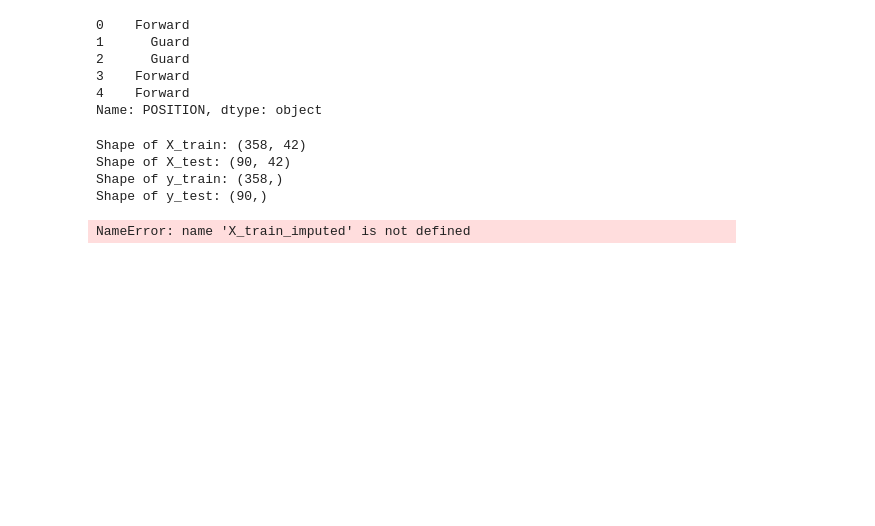
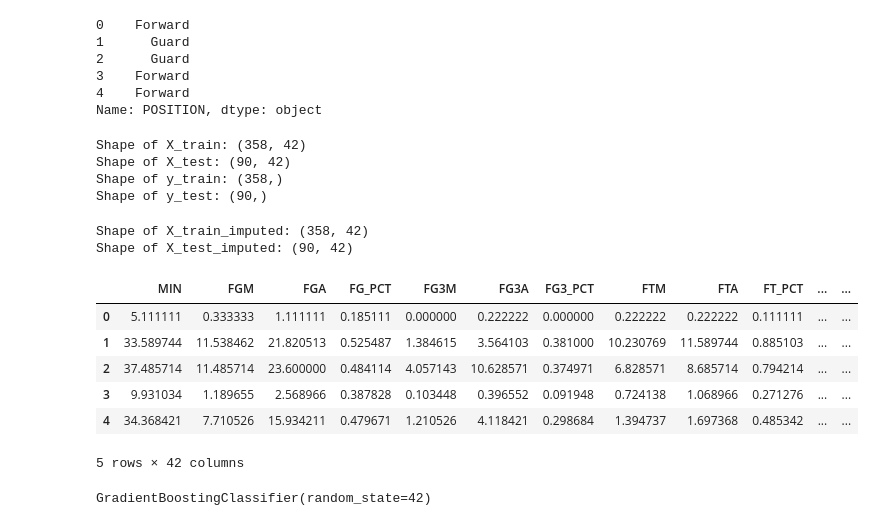
Before and after one commit to AntBap23/Nba-Data-Analysis-and-Position-Classification, a Jupyter notebook: model.ipynb, the cells around one changed output. Saved outputs shown, nothing was run; the diff lists cells and outputs as text; code cells hidden in the pictures; blank space fills up the shorter version.

```diff
--- a/model.ipynb
+++ b/model.ipynb
@@ -197,11 +197,43 @@ Shape of X_test: (90, 42)
 Shape of y_train: (358,)
 Shape of y_test: (90,)
 # %%
-from sklearn.ensemble import RandomForestClassifier
+from sklearn.impute import SimpleImputer
 
-# Initialize and train the RandomForest Classifier model
-rf_model_cleaned_pos = RandomForestClassifier(random_state=42)
 
-rf_model_cleaned_pos.fit(X_train_imputed, y_train)
+# Replace infinite values with NaN in both training and testing sets
+X_train.replace([np.inf, -np.inf], np.nan, inplace=True)
+X_test.replace([np.inf, -np.inf], np.nan, inplace=True)
+
+# Initialize the imputer (e.g., using the mean strategy)
+imputer = SimpleImputer(strategy='mean')
+
+# Fit the imputer on the training data and transform both training and testing data
+X_train_imputed = imputer.fit_transform(X_train)
+X_test_imputed = imputer.transform(X_test)
+
+# Convert the imputed arrays back to DataFrames with original column names
+X_train_imputed = pd.DataFrame(X_train_imputed, columns=X_train.columns)
+X_test_imputed = pd.DataFrame(X_test_imputed, columns=X_test.columns)
+
+print("Shape of X_train_imputed:", X_train_imputed.shape)
+print("Shape of X_test_imputed:", X_test_imputed.shape)
+display(X_train_imputed.head())
 # %% [output]
-NameError: name 'X_train_imputed' is not defined
+Shape of X_train_imputed: (358, 42)
+Shape of X_test_imputed: (90, 42)
+|  | MIN | FGM | FGA | FG_PCT | FG3M | FG3A | FG3_PCT | FTM | FTA | FT_PCT | ... | ... |
+| 0 | 5.111111 | 0.333333 | 1.111111 | 0.185111 | 0.000000 | 0.222222 | 0.000000 | 0.222222 | 0.222222 | 0.111111 | ... | ... |
+| 1 | 33.589744 | 11.538462 | 21.820513 | 0.525487 | 1.384615 | 3.564103 | 0.381000 | 10.230769 | 11.589744 | 0.885103 | ... | ... |
+| 2 | 37.485714 | 11.485714 | 23.600000 | 0.484114 | 4.057143 | 10.628571 | 0.374971 | 6.828571 | 8.685714 | 0.794214 | ... | ... |
+| 3 | 9.931034 | 1.189655 | 2.568966 | 0.387828 | 0.103448 | 0.396552 | 0.091948 | 0.724138 | 1.068966 | 0.271276 | ... | ... |
+| 4 | 34.368421 | 7.710526 | 15.934211 | 0.479671 | 1.210526 | 4.118421 | 0.298684 | 1.394737 | 1.697368 | 0.485342 | ... | ... |
+5 rows × 42 columns
+# %%
+from sklearn.ensemble import GradientBoostingClassifier
+
+# Initialize and train the Gradient Boosting Classifier model
+gb_model_cleaned_pos = GradientBoostingClassifier(random_state=42)
+
+gb_model_cleaned_pos.fit(X_train_imputed, y_train)
+# %% [output]
+GradientBoostingClassifier(random_state=42)
```
Also changed, not shown: parts of 2 cells of this notebook.
